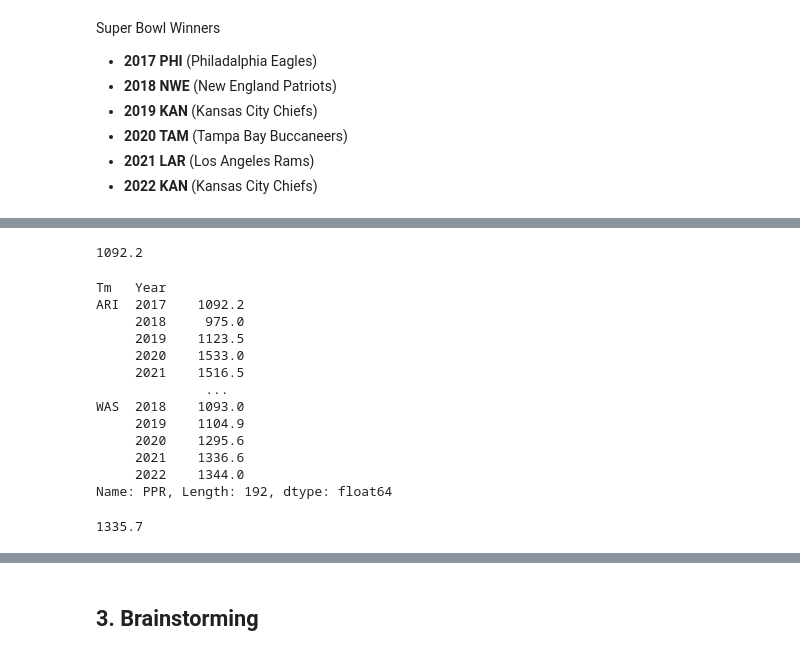
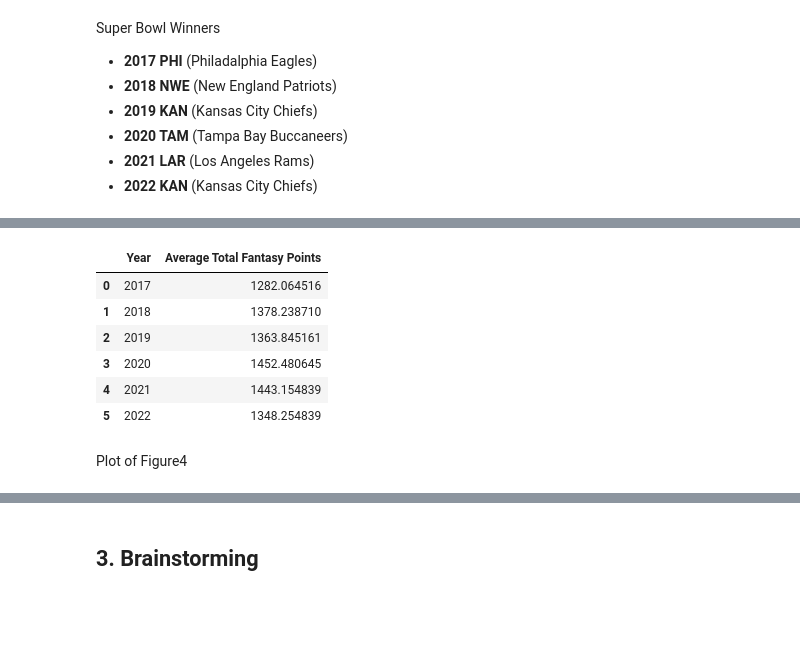
Before and after one commit to ShawnS33/fire_fantasy_project, a Jupyter notebook: fantasy_football_angel.ipynb, the cells around one changed output, grey strips where cells are left out. Drawn from its saved outputs; the diff is of its cells as text; code cells hidden in the pictures; blank space fills up the shorter version.

```diff
--- a/fantasy_football_angel.ipynb
+++ b/fantasy_football_angel.ipynb
@@ -753,8 +422,19 @@ TeamDF.head()
 # %%
+# Create TeamDF from MainDF
+TeamDF = MainDF[(MainDF["Tm"] != "2TM") &
+                (MainDF["Tm"] != "3TM")
+                ]
+
+CleanedTeamDF = TeamDF[(TeamDF["Tm"] != "LVR") &
+                       (TeamDF["Tm"] != "OAK")]
+
 # Create a series grouped by team and year
-
 TeamFantasyPointsSeries = TeamDF.groupby(by = ["Tm","Year"]).sum()["PPR"]
+CleanedTeamFantasyPointsSeries = CleanedTeamDF.groupby(by = ["Tm","Year"]).sum()["PPR"]
 
 # Create a list of all the unique teams
+all_teams = TeamDF["Tm"].unique()
+cleaned_all_teams = CleanedTeamDF["Tm"].unique()
 
-all_teams = TeamDF["Tm"].unique()
+# List containing all the years
+all_years = [2017,2018,2019,2020,2021,2022]
@@ -772,4 +440,0 @@ Name: PPR, dtype: float64
-# %%
-TeamFantasyPointsSeries["ARI",2017]
-# %% [output]
-1092.2
@@ -778,26 +441,29 @@ all_years = [2017,2018,2019,2020,2021,2022]
-# %%
-for year in all_years:
-    for team in all_teams:
-        total_for_team = TeamFantasyPointsSeries[team,year]
-        total_per_year =
-# %%
-TeamFantasyPointsSeries
-# %% [output]
-Tm   Year
-ARI  2017    1092.2
-     2018     975.0
-     2019    1123.5
-     2020    1533.0
-     2021    1516.5
-              ...
-WAS  2018    1093.0
-     2019    1104.9
-     2020    1295.6
-     2021    1336.6
-     2022    1344.0
-Name: PPR, Length: 192, dtype: float64
-# %%
-TeamFantasyPointsSeries["OAK",2019]
-# %% [output]
-1335.7
+# %%
+# Code to compute the average of the total fantasy points of all teams
+average_total_points = []
+
+for year in all_years:
+    total = 0
+    for team in cleaned_all_teams:
+        total_for_each_team = CleanedTeamFantasyPointsSeries[team,year]
+        total = total + total_for_each_team
+    average = total/len(cleaned_all_teams)
+    average_total_points.append(average)
+
+TotalAverageFantasyPointsDF = pd.DataFrame({
+    "Year": all_years,
+    "Average Total Fantasy Points": average_total_points
+})
+
+TotalAverageFantasyPointsDF
+# %% [output]
+|  | Year | Average Total Fantasy Points |
+| 0 | 2017 | 1282.064516 |
+| 1 | 2018 | 1378.238710 |
+| 2 | 2019 | 1363.845161 |
+| 3 | 2020 | 1452.480645 |
+| 4 | 2021 | 1443.154839 |
+| 5 | 2022 | 1348.254839 |
+# %% [markdown]
+Plot of Figure4
 # %%
```
Also changed, not shown: parts of 63 cells of this notebook, 5 other files.
